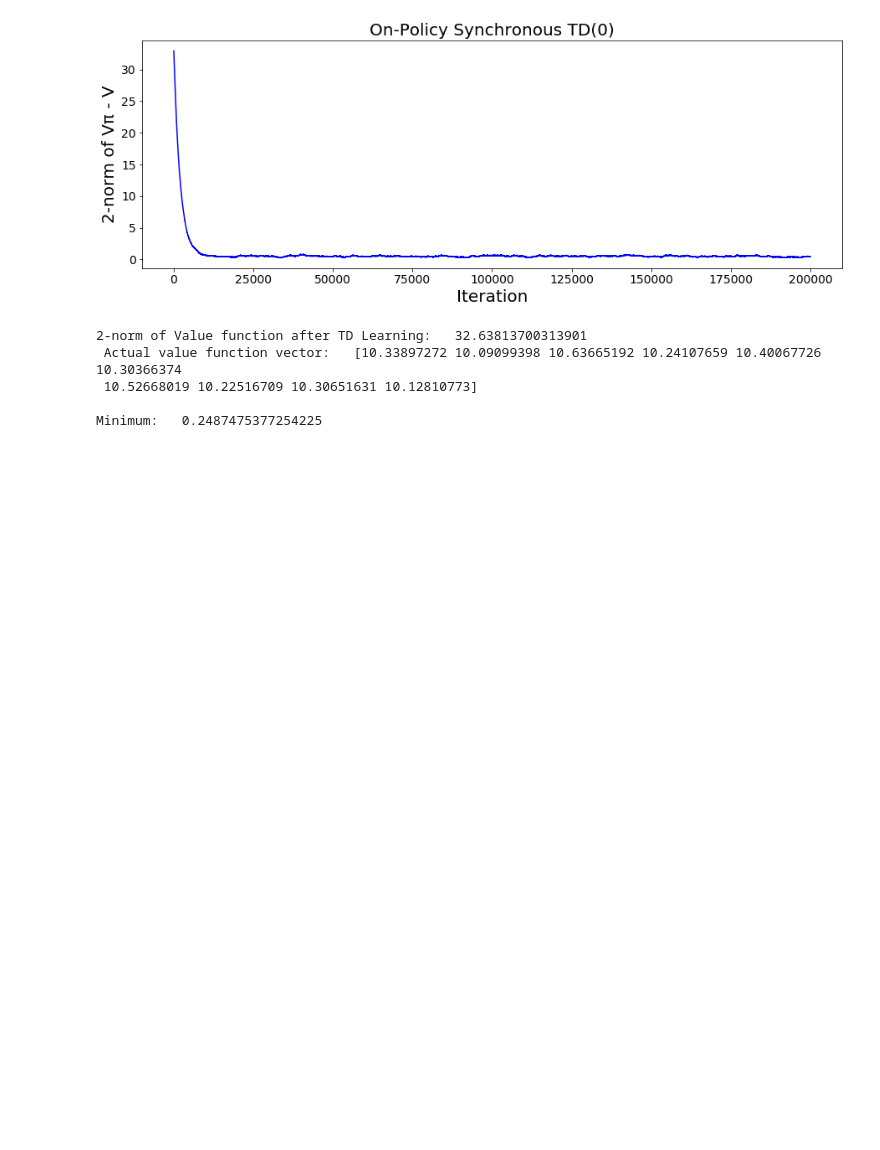
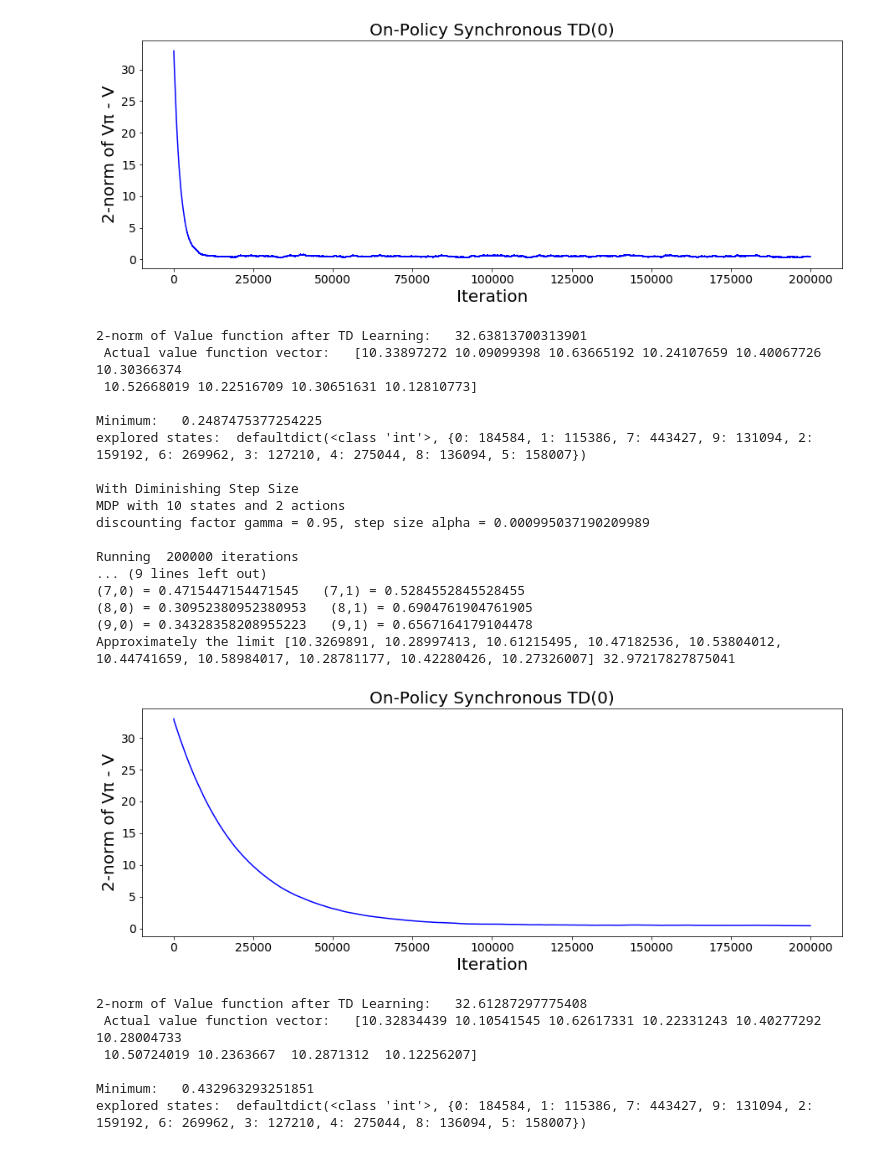
Before and after one commit to gt-coar/NivaREU2020, a Jupyter notebook: MDPSynchronous-Copy1.ipynb, the cells around one changed output. Saved outputs shown, nothing was run; the diff lists cells and outputs as text; code cells hidden in the pictures; blank space fills up the shorter version.

```diff
--- a/MDPSynchronous-Copy1.ipynb
+++ b/MDPSynchronous-Copy1.ipynb
@@ -225,7 +225,7 @@ class SyncTDLearner:
                 #update the V(s)
                 self.updateValueFunction(state,next_state, reward)
 
-                self.exploring[next_state]+=1
+                self.exploringStates[next_state]+=1
                 total_reward+= reward
 
 
@@ -266,7 +266,7 @@ class SyncTDLearner:
         #info on the value function
         print("2-norm of Value function after TD Learning:  ", np.linalg.norm(self.value_function), "\n Actual value function vector:  ", self.value_function, "\n")
         print("Minimum:  ", min(self.norm_difference))
-
+        print("explored states: ", self.exploringStates)
 
 
 
@@ -299,30 +299,49 @@ if __name__ == '__main__':
     print("\nWith Diminishing Step Size")
     learner = SyncTDLearner(policy=policy,states = 10, actions = 2, diminish = lambda a,k,b: a/(k**b), iterations = iterations)
     learner.runEnvironment()
     learner.plot()
 # %% [output]
 With Constant Step Size
 
 MDP with 10 states and 2 actions
 discounting factor gamma = 0.95, step size alpha = 0.01
 
 Running  200000 iterations
 
 The Policy is
 (0,0) = 0.4835164835164835   (0,1) = 0.5164835164835165
 (1,0) = 0.48854961832061067   (1,1) = 0.5114503816793893
 (2,0) = 0.881578947368421   (2,1) = 0.11842105263157894
 (3,0) = 0.7980769230769231   (3,1) = 0.20192307692307693
 (4,0) = 0.2926829268292683   (4,1) = 0.7073170731707317
 (5,0) = 0.4430379746835443   (5,1) = 0.5569620253164557
 (6,0) = 0.88   (6,1) = 0.12
 (7,0) = 0.4715447154471545   (7,1) = 0.5284552845528455
 (8,0) = 0.30952380952380953   (8,1) = 0.6904761904761905
 (9,0) = 0.34328358208955223   (9,1) = 0.6567164179104478
 Approximately the limit [10.3269891, 10.28997413, 10.61215495, 10.47182536, 10.53804012, 10.44741659, 10.58984017, 10.28781177, 10.42280426, 10.27326007] 32.97217827875041
 [figure]
 2-norm of Value function after TD Learning:   32.63813700313901
  Actual value function vector:   [10.33897272 10.09099398 10.63665192 10.24107659 10.40067726 10.30366374
  10.52668019 10.22516709 10.30651631 10.12810773]
 
 Minimum:   0.2487475377254225
+explored states:  defaultdict(<class 'int'>, {0: 184584, 1: 115386, 7: 443427, 9: 131094, 2: 159192, 6: 269962, 3: 127210, 4: 275044, 8: 136094, 5: 158007})
+
+With Diminishing Step Size
+MDP with 10 states and 2 actions
+discounting factor gamma = 0.95, step size alpha = 0.000995037190209989
+
+Running  200000 iterations
+... (9 lines left out)
+(7,0) = 0.4715447154471545   (7,1) = 0.5284552845528455
+(8,0) = 0.30952380952380953   (8,1) = 0.6904761904761905
+(9,0) = 0.34328358208955223   (9,1) = 0.6567164179104478
+Approximately the limit [10.3269891, 10.28997413, 10.61215495, 10.47182536, 10.53804012, 10.44741659, 10.58984017, 10.28781177, 10.42280426, 10.27326007] 32.97217827875041
+[figure, added]
+2-norm of Value function after TD Learning:   32.61287297775408
+ Actual value function vector:   [10.32834439 10.10541545 10.62617331 10.22331243 10.40277292 10.28004733
+ 10.50724019 10.2363667  10.2871312  10.12256207]
+
+Minimum:   0.432963293251851
+explored states:  defaultdict(<class 'int'>, {0: 184584, 1: 115386, 7: 443427, 9: 131094, 2: 159192, 6: 269962, 3: 127210, 4: 275044, 8: 136094, 5: 158007})
```
Also changed, not shown: 5 other files.
